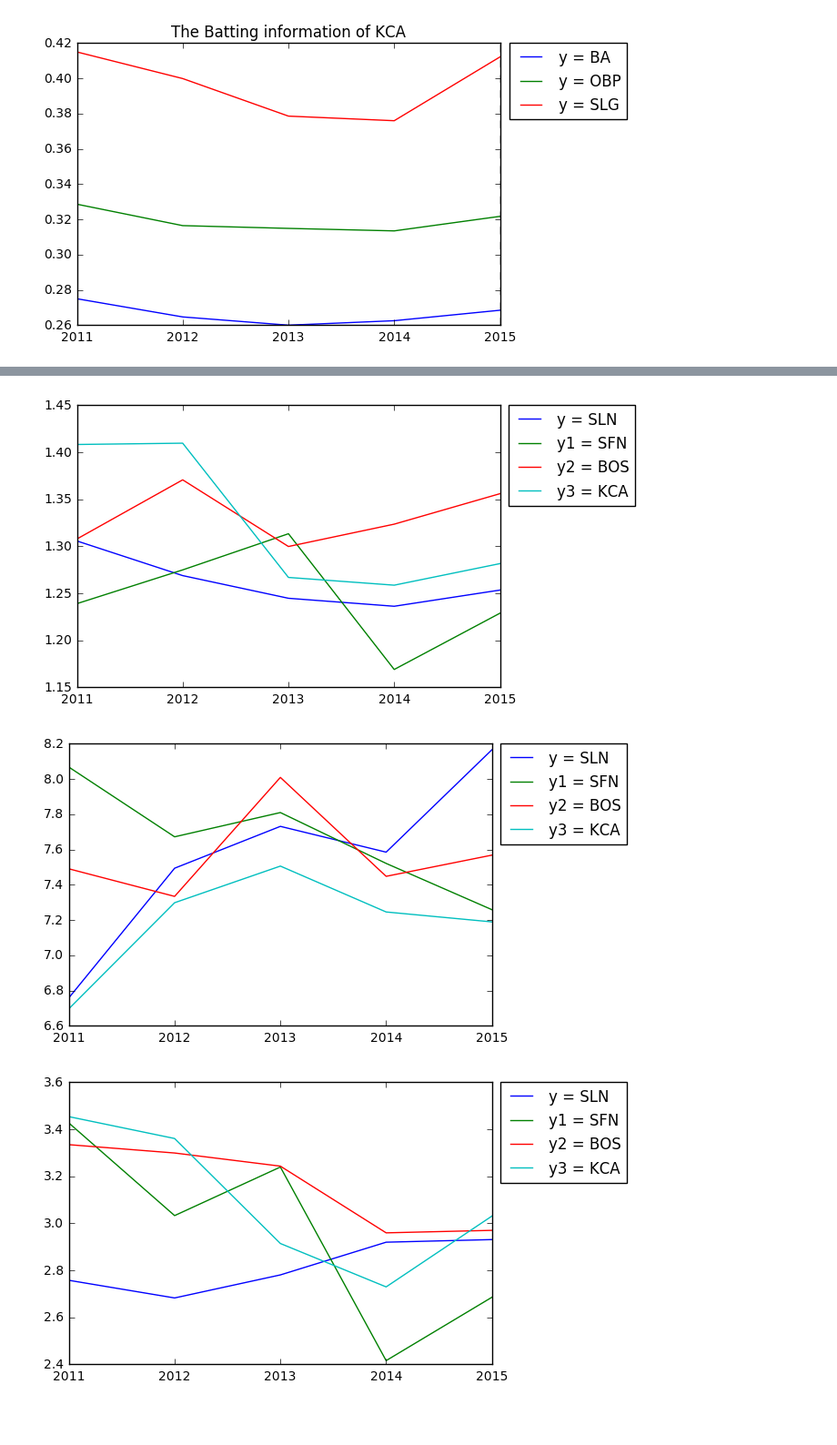
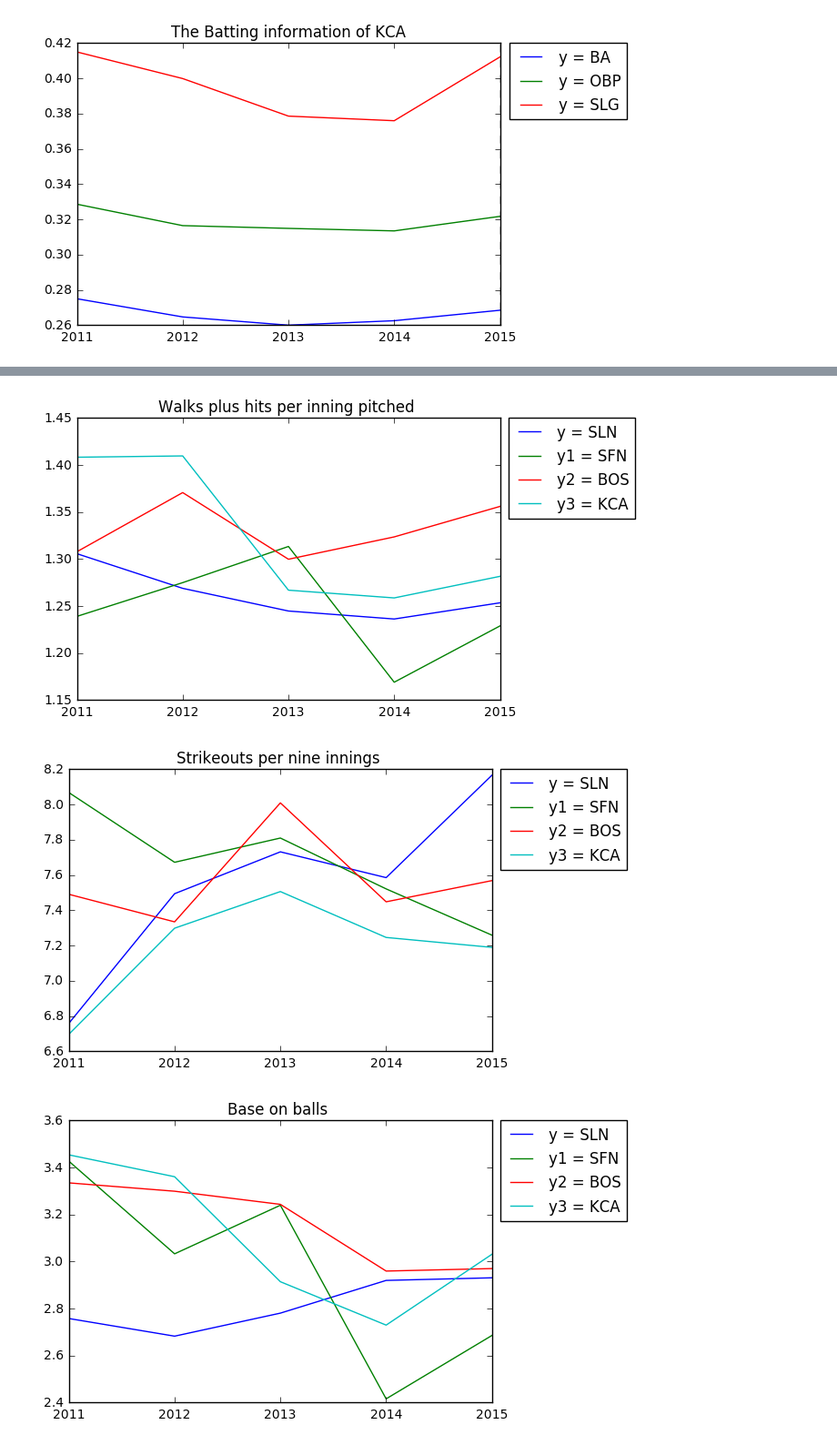
Before and after one commit to JeffWang0501/VALabProject2016, a Jupyter notebook: Baseball.ipynb, the cells around one changed output, grey strips where cells are left out. Shown at 91% size. Cells and saved outputs as stored; diff of their text form; code cells hidden in the pictures; blank space fills up the shorter version.

```diff
--- a/Baseball.ipynb
+++ b/Baseball.ipynb
@@ -50,0 +57,3 @@ teams = teams.reset_index()
+# %%
+#calculate salary
+teams['salary'] = salaries.groupby(['yearID', 'teamID'])['salary'].sum()
@@ -86,5 +163,5 @@ for i in winningteamlist:
 # %%
-def linechart_plot2(measurement):
+def linechart_plot3(measurement):
     team1 = teams.loc[teams['teamID'].isin(['SLN'])]
     team2 = teams.loc[teams['teamID'].isin(['SFN'])]
     team3 = teams.loc[teams['teamID'].isin(['BOS'])]
@@ -108,11 +185,23 @@ def linechart_plot2(measurement):
         plt.title('One Base Percemtage')
     elif(measurement=='SLG'):
         plt.title('Slugging Percentage')
+    elif(measurement=='H/9'):
+        plt.title('Hits per nine innings')
+    elif(measurement=='PRA'):
+        plt.title('Run Average')
+    elif(measurement=='WHIP'):
+        plt.title('Walks plus hits per inning pitched ')
+    elif(measurement=='K/9'):
+        plt.title('Strikeouts per nine innings ')
+    elif(measurement=='BB/9'):
+        plt.title('Base on balls ')
+    elif(measurement=='K/BB'):
+        plt.title('Strikeout-to-walk ratio')
     plt.show()
 # %%
 measurementlist = ['BA','OBP','SLG','H/9','PRA','WHIP','K/9','BB/9','K/BB']
 for i in measurementlist:
-    linechart_plot2(i)
+    linechart_plot3(i)
 # %% [output]
 [figure]
 [figure]
@@ -122,3 +211,3 @@ for i in measurementlist:
-[figure, old version]
+[figure, new version]
-[figure, old version]
+[figure, new version]
-[figure, old version]
+[figure, new version]
```
Also changed, not shown: parts of 50 cells of this notebook.
